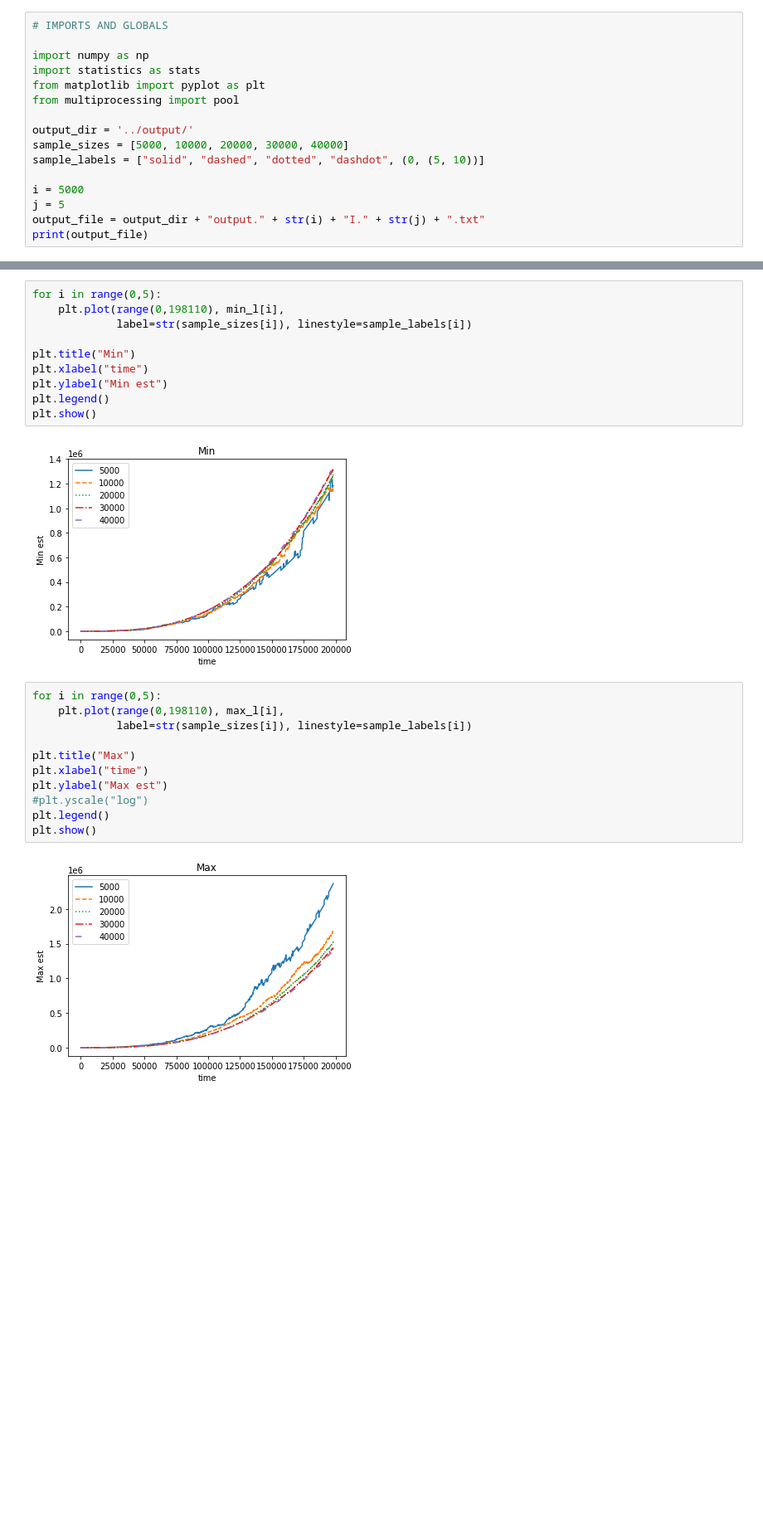
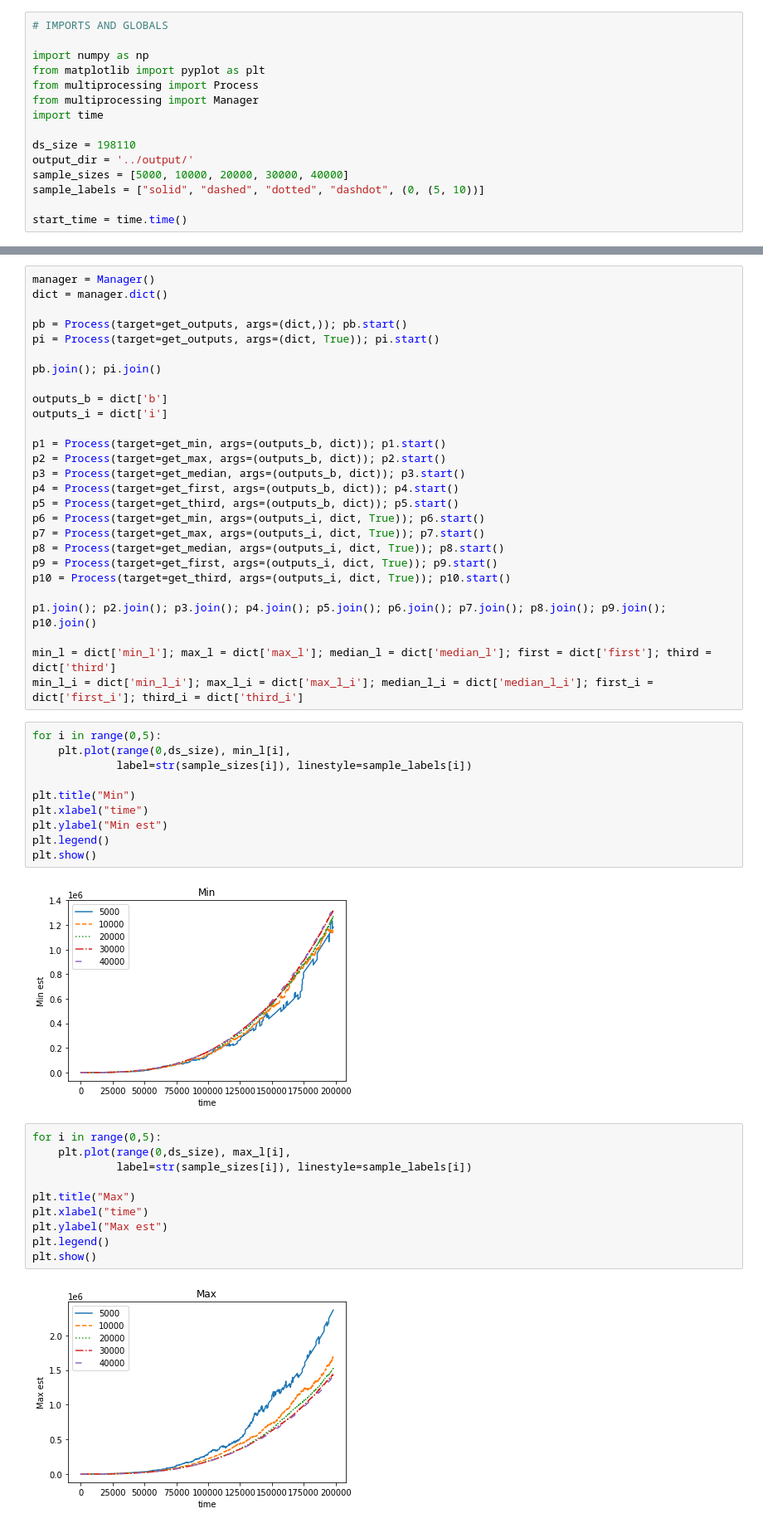
Before and after one commit to adamggibbs/cosc254-graph-triangle-counting, a Jupyter notebook: src/report.ipynb, the cells around one changed output, grey strips where cells are left out. Shown at 83% size. Saved outputs shown, nothing was run; the diff lists cells and outputs as text; blank space fills up the shorter version.

```diff
--- a/src/report.ipynb
+++ b/src/report.ipynb
@@ -4,15 +4,14 @@
 # IMPORTS AND GLOBALS
 
 import numpy as np
-import statistics as stats
 from matplotlib import pyplot as plt
-from multiprocessing import pool
+from multiprocessing import Process
+from multiprocessing import Manager
+import time
 
+ds_size = 198110
 output_dir = '../output/'
 sample_sizes = [5000, 10000, 20000, 30000, 40000]
 sample_labels = ["solid", "dashed", "dotted", "dashdot", (0, (5, 10))]
 
-i = 5000
-j = 5
-output_file = output_dir + "output." + str(i) + "I." + str(j) + ".txt"
-print(output_file)
+start_time = time.time()
@@ -164,6 +137,33 @@ for i in range(0,3):
+# %%
+manager = Manager()
+dict = manager.dict()
+
+pb = Process(target=get_outputs, args=(dict,)); pb.start()
+pi = Process(target=get_outputs, args=(dict, True)); pi.start()
+
+pb.join(); pi.join()
+
+outputs_b = dict['b']
+outputs_i = dict['i']
+
+p1 = Process(target=get_min, args=(outputs_b, dict)); p1.start()
+p2 = Process(target=get_max, args=(outputs_b, dict)); p2.start()
+p3 = Process(target=get_median, args=(outputs_b, dict)); p3.start()
+p4 = Process(target=get_first, args=(outputs_b, dict)); p4.start()
+p5 = Process(target=get_third, args=(outputs_b, dict)); p5.start()
+p6 = Process(target=get_min, args=(outputs_i, dict, True)); p6.start()
+p7 = Process(target=get_max, args=(outputs_i, dict, True)); p7.start()
+p8 = Process(target=get_median, args=(outputs_i, dict, True)); p8.start()
+p9 = Process(target=get_first, args=(outputs_i, dict, True)); p9.start()
+p10 = Process(target=get_third, args=(outputs_i, dict, True)); p10.start()
+
+p1.join(); p2.join(); p3.join(); p4.join(); p5.join(); p6.join(); p7.join(); p8.join(); p9.join(); p10.join()
+
+min_l = dict['min_l']; max_l = dict['max_l']; median_l = dict['median_l']; first = dict['first']; third = dict['third']
+min_l_i = dict['min_l_i']; max_l_i = dict['max_l_i']; median_l_i = dict['median_l_i']; first_i = dict['first_i']; third_i = dict['third_i']
 # %%
 for i in range(0,5):
-    plt.plot(range(0,198110), min_l[i],
+    plt.plot(range(0,ds_size), min_l[i],
              label=str(sample_sizes[i]), linestyle=sample_labels[i])
 
 plt.title("Min")
@@ -175,16 +175,15 @@ plt.show()
 [figure]
 # %%
 for i in range(0,5):
-    plt.plot(range(0,198110), max_l[i],
+    plt.plot(range(0,ds_size), max_l[i],
              label=str(sample_sizes[i]), linestyle=sample_labels[i])
 
 plt.title("Max")
 plt.xlabel("time")
 plt.ylabel("Max est")
-#plt.yscale("log")
 plt.legend()
 plt.show()
 # %% [output]
-[figure, old version]
+[figure, new version]
 # %%
 for i in range(0,5):
```
Also changed, not shown: parts of 15 cells of this notebook.
